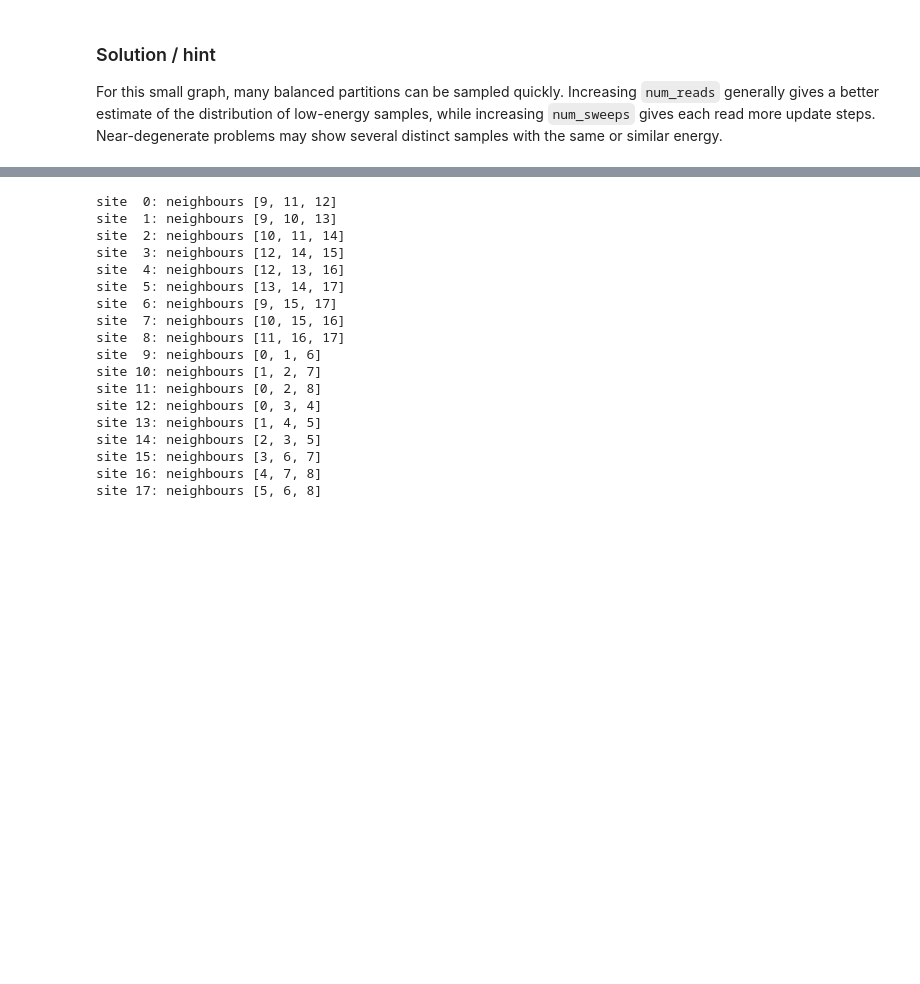
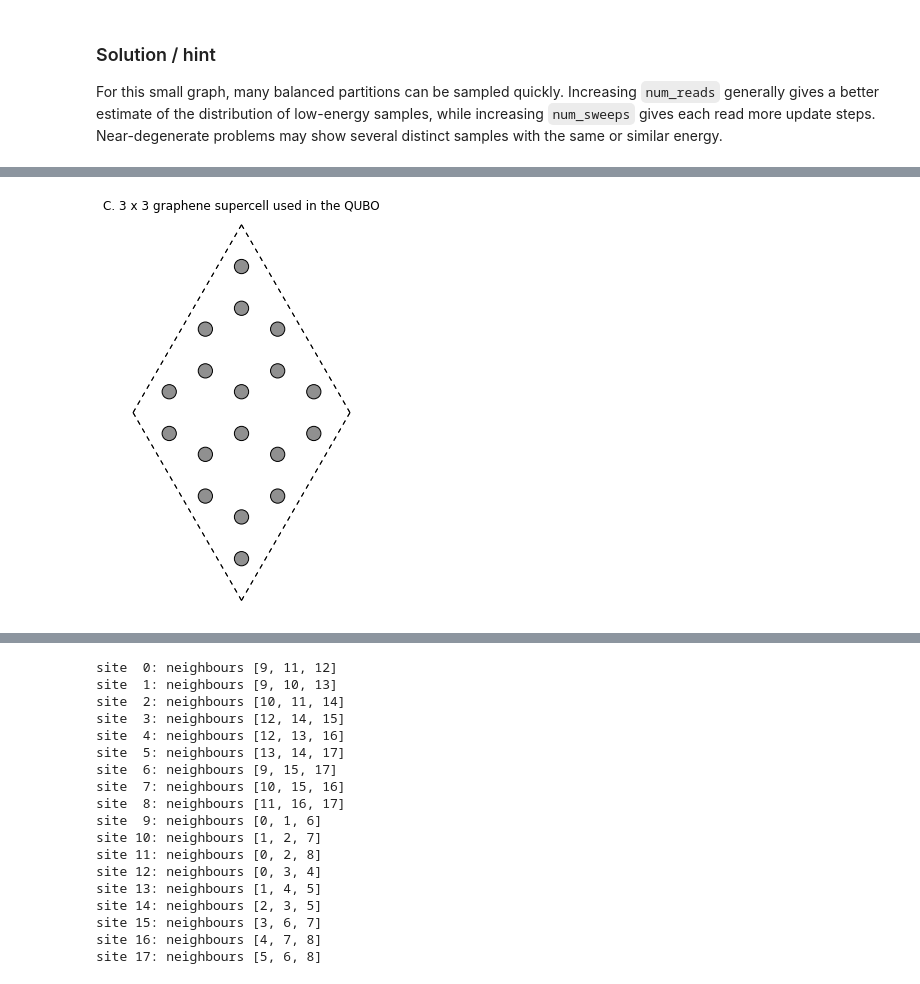
Before and after one commit to cmc-ucl/qubo-materials-tutorial, a Jupyter notebook: QUBO_tutorial.ipynb, the cells around one changed output, grey strips where cells are left out. Saved outputs shown, nothing was run; the diff lists cells and outputs as text; code cells hidden in the pictures; blank space fills up the shorter version.

```diff
--- a/QUBO_tutorial.ipynb
+++ b/QUBO_tutorial.ipynb
@@ -682,9 +705,12 @@ This is the opposite of the convention used in parts of the source graphene note
 # %%
 # Primitive graphene cell from the source notebooks.
+# Graphene is a 2D material, but atomistic codes usually represent it as a
+# 3D periodic cell. The large c lattice vector adds vacuum between graphene
+# sheets in the out-of-plane direction.
 lattice = np.array([
     [1.233862, -2.137112, 0.0],
     [1.233862,  2.137112, 0.0],
-    [0.0,       0.0,      8.685038],
+    [0.0,       0.0,      10.0],
 ])
 
 fractional_coords = [
@@ -693,6 +719,9 @@ fractional_coords = [
 ]
 
 graphene = Structure(lattice, species=["C", "C"], coords=fractional_coords)
+
+# A 3 x 3 x 1 supercell repeats the primitive graphene cell three times along
+# each in-plane lattice direction. The original graphene object is not modified.
 graphene_supercell = graphene.copy()
 graphene_supercell.make_supercell([[3, 0, 0], [0, 3, 0], [0, 0, 1]])
 
@@ -719 +776,11 @@ Lattice matrix for the supercell:
+# %%
+# C. The 3 x 3 graphene supercell used for the QUBO model.
+plot_structure(
+    graphene_supercell,
+    supercell=(1, 1, 1),
+    title="C. 3 x 3 graphene supercell used in the QUBO",
+)
+plt.show()
+# %% [output]
+[figure, added]
 # %%
```
Also changed, not shown: parts of 50 cells of this notebook.
